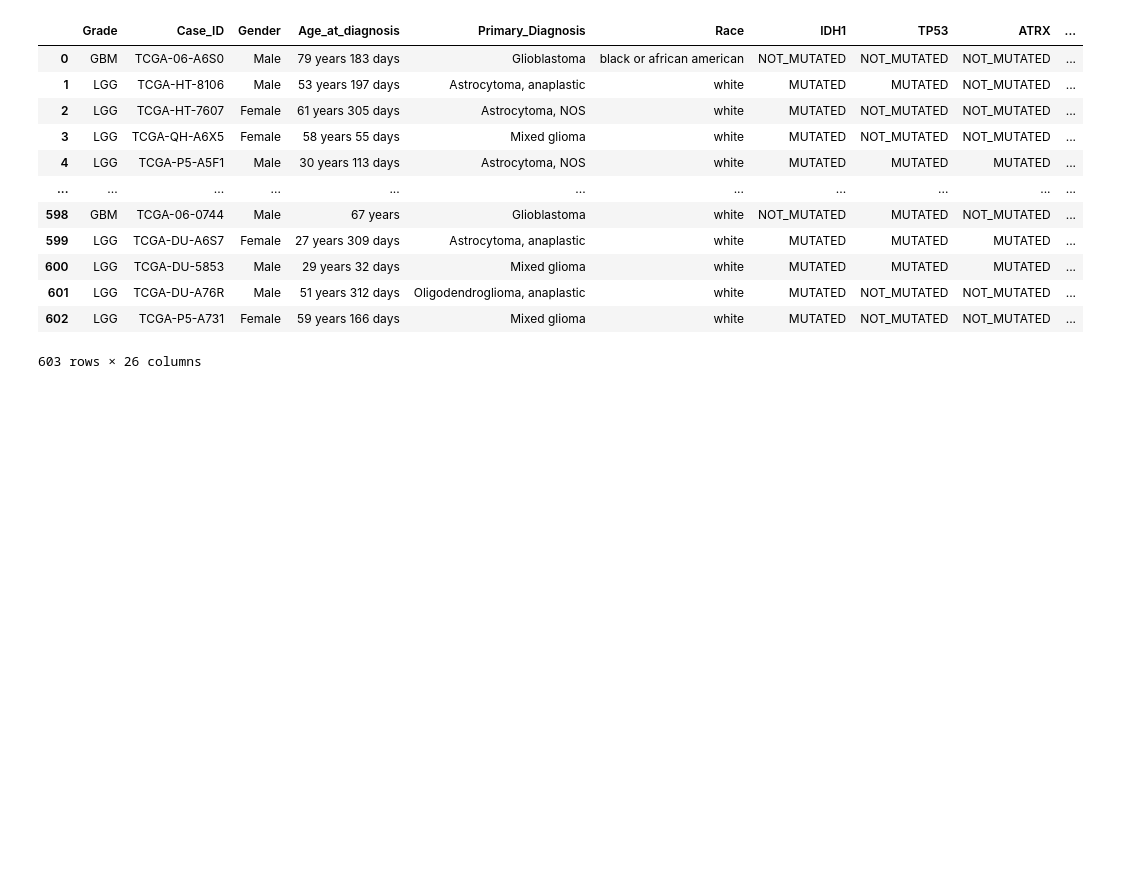
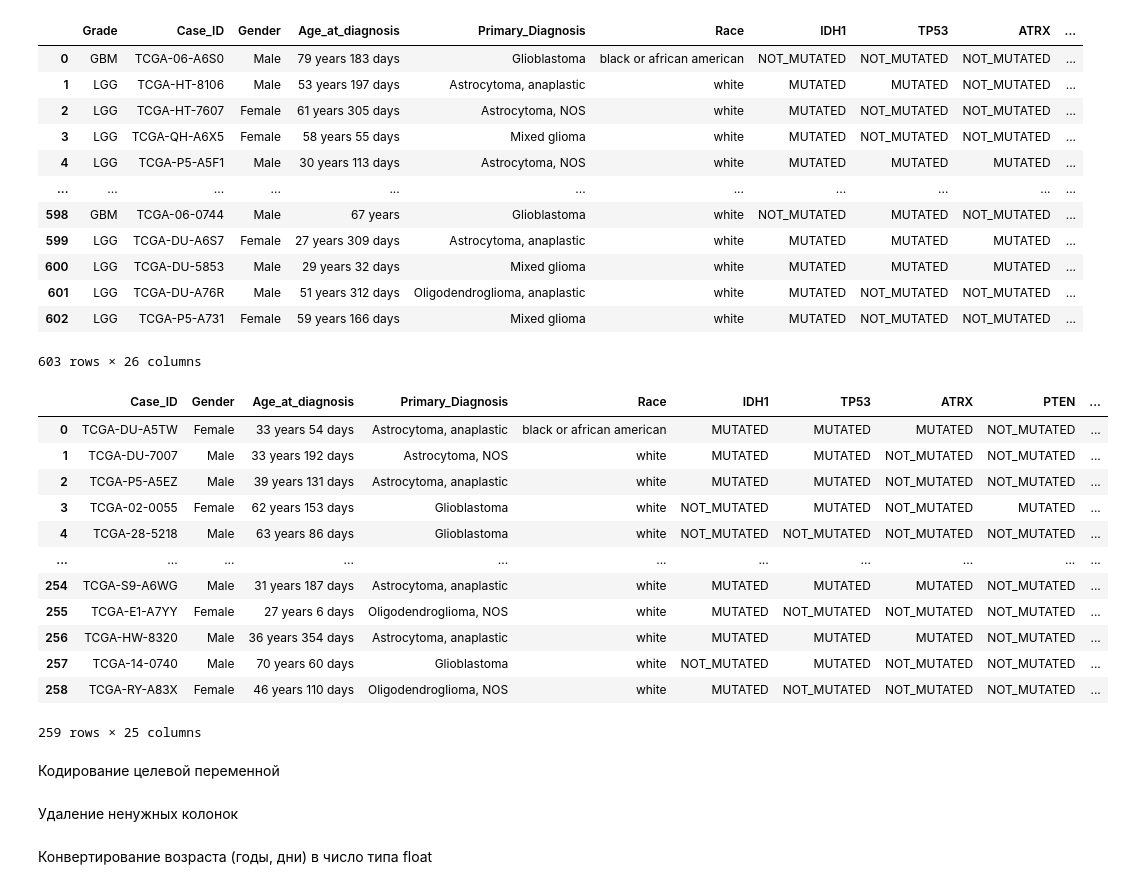
Before and after one commit to a13xbb/ml-labs-mag, a Jupyter notebook: lab1/eda.ipynb, the cells around one changed output. Cells and saved outputs as stored; diff of their text form; code cells hidden in the pictures; blank space fills up the shorter version.

```diff
--- a/lab1/eda.ipynb
+++ b/lab1/eda.ipynb
@@ -7,5 +10,6 @@ import re
 # %%
 train_df = pd.read_csv('data/train.csv').drop(columns=['Unnamed: 0'])
+X_test = pd.read_csv('data/test.csv').drop(columns=['Unnamed: 0'])
 train_df
 # %% [output]
 |  | Grade | Case_ID | Gender | Age_at_diagnosis | Primary_Diagnosis | Race | IDH1 | TP53 | ATRX | ... |
@@ -21,8 +25,28 @@ train_df
 | 601 | LGG | TCGA-DU-A76R | Male | 51 years 312 days | Oligodendroglioma, anaplastic | white | MUTATED | NOT_MUTATED | NOT_MUTATED | ... |
 | 602 | LGG | TCGA-P5-A731 | Female | 59 years 166 days | Mixed glioma | white | MUTATED | NOT_MUTATED | NOT_MUTATED | ... |
 603 rows × 26 columns
+# %%
+X_test
+# %% [output]
+|  | Case_ID | Gender | Age_at_diagnosis | Primary_Diagnosis | Race | IDH1 | TP53 | ATRX | PTEN | ... |
+| 0 | TCGA-DU-A5TW | Female | 33 years 54 days | Astrocytoma, anaplastic | black or african american | MUTATED | MUTATED | MUTATED | NOT_MUTATED | ... |
+| 1 | TCGA-DU-7007 | Male | 33 years 192 days | Astrocytoma, NOS | white | MUTATED | MUTATED | NOT_MUTATED | NOT_MUTATED | ... |
+| 2 | TCGA-P5-A5EZ | Male | 39 years 131 days | Astrocytoma, anaplastic | white | MUTATED | MUTATED | NOT_MUTATED | NOT_MUTATED | ... |
+| 3 | TCGA-02-0055 | Female | 62 years 153 days | Glioblastoma | white | NOT_MUTATED | MUTATED | NOT_MUTATED | MUTATED | ... |
+| 4 | TCGA-28-5218 | Male | 63 years 86 days | Glioblastoma | white | NOT_MUTATED | NOT_MUTATED | NOT_MUTATED | NOT_MUTATED | ... |
+| ... | ... | ... | ... | ... | ... | ... | ... | ... | ... | ... |
+| 254 | TCGA-S9-A6WG | Male | 31 years 187 days | Astrocytoma, anaplastic | white | MUTATED | MUTATED | MUTATED | NOT_MUTATED | ... |
+| 255 | TCGA-E1-A7YY | Female | 27 years 6 days | Oligodendroglioma, NOS | white | MUTATED | NOT_MUTATED | NOT_MUTATED | NOT_MUTATED | ... |
+| 256 | TCGA-HW-8320 | Male | 36 years 354 days | Astrocytoma, anaplastic | white | MUTATED | MUTATED | MUTATED | NOT_MUTATED | ... |
+| 257 | TCGA-14-0740 | Male | 70 years 60 days | Glioblastoma | white | NOT_MUTATED | MUTATED | NOT_MUTATED | NOT_MUTATED | ... |
+| 258 | TCGA-RY-A83X | Female | 46 years 110 days | Oligodendroglioma, NOS | white | MUTATED | NOT_MUTATED | NOT_MUTATED | NOT_MUTATED | ... |
+259 rows × 25 columns
+# %% [markdown]
+Кодирование целевой переменной
 # %%
 y_train = train_df['Grade'].apply(lambda x: 1 if x=='GBM' else 0)
 X_train = train_df.drop(columns=['Grade'])
+# %% [markdown]
+Удаление ненужных колонок
 # %%
 X_train = X_train.drop(columns=['Case_ID'])
@@ -29,3 +55,5 @@ X_train = X_train.drop(columns=['Case_ID'])
+# %% [markdown]
+Конвертирование возраста (годы, дни) в число типа float
 # %%
 def age_to_float(age: str):
     nums = re.findall(r'\d+', age)
```
Also changed, not shown: parts of 21 cells of this notebook.
